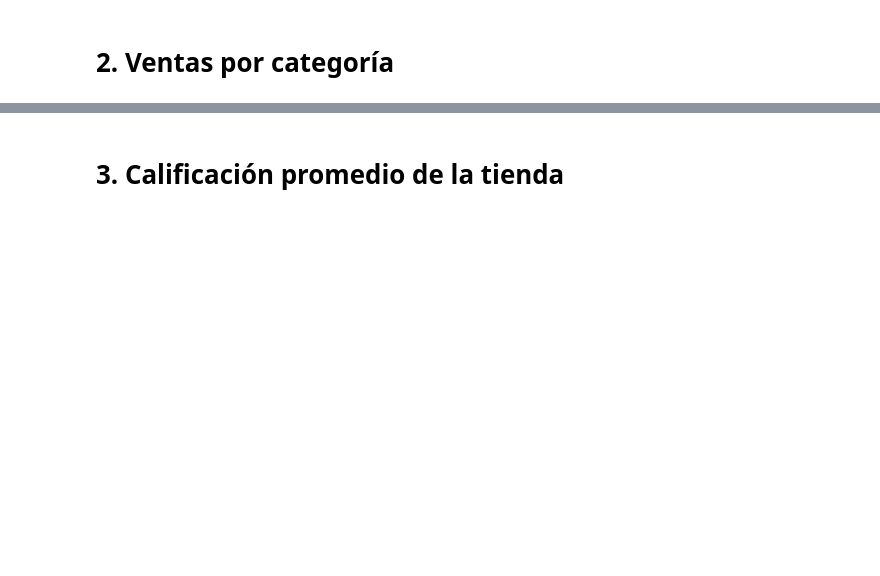
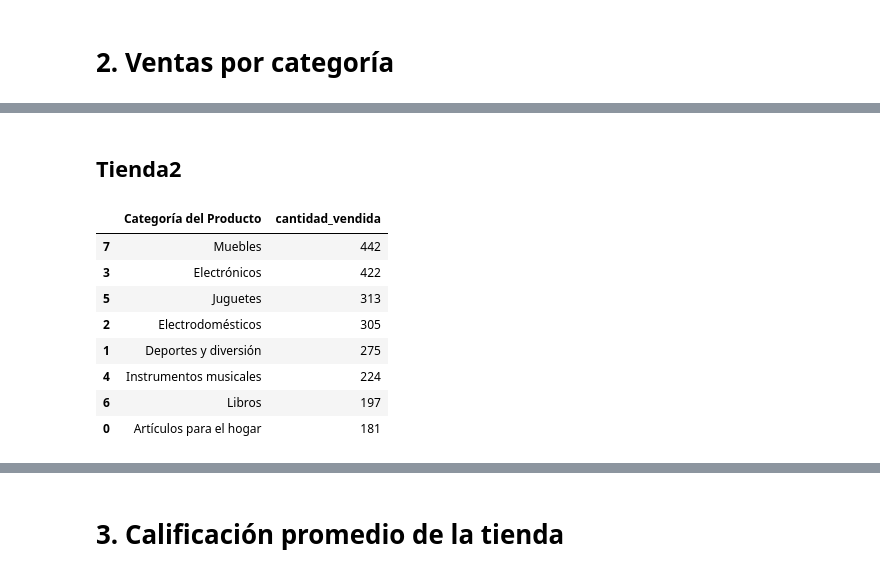
Before and after one commit to d4vid2025/challenge1-data-science-latam, a Jupyter notebook: AluraStoreLatam.ipynb, the cells around one changed output, grey strips where cells are left out. Drawn from its saved outputs; the diff is of its cells as text; code cells hidden in the pictures; blank space fills up the shorter version.

```diff
--- a/AluraStoreLatam.ipynb
+++ b/AluraStoreLatam.ipynb
@@ -27,0 +86,16 @@ tienda.head()
+# %% [markdown]
+## Tienda2
+# %%
+cantidadVendidaPorCategoria = tienda2.groupby('Categoría del Producto').size().reset_index(name='cantidad_vendida')
+cantidadVendidaPorCategoria = cantidadVendidaPorCategoria.sort_values('cantidad_vendida',ascending=False)
+cantidadVendidaPorCategoria
+# %% [output]
+|  | Categoría del Producto | cantidad_vendida |
+| 7 | Muebles | 442 |
+| 3 | Electrónicos | 422 |
+| 5 | Juguetes | 313 |
+| 2 | Electrodomésticos | 305 |
+| 1 | Deportes y diversión | 275 |
+| 4 | Instrumentos musicales | 224 |
+| 6 | Libros | 197 |
+| 0 | Artículos para el hogar | 181 |
```
Also changed, not shown: parts of 14 cells of this notebook.
